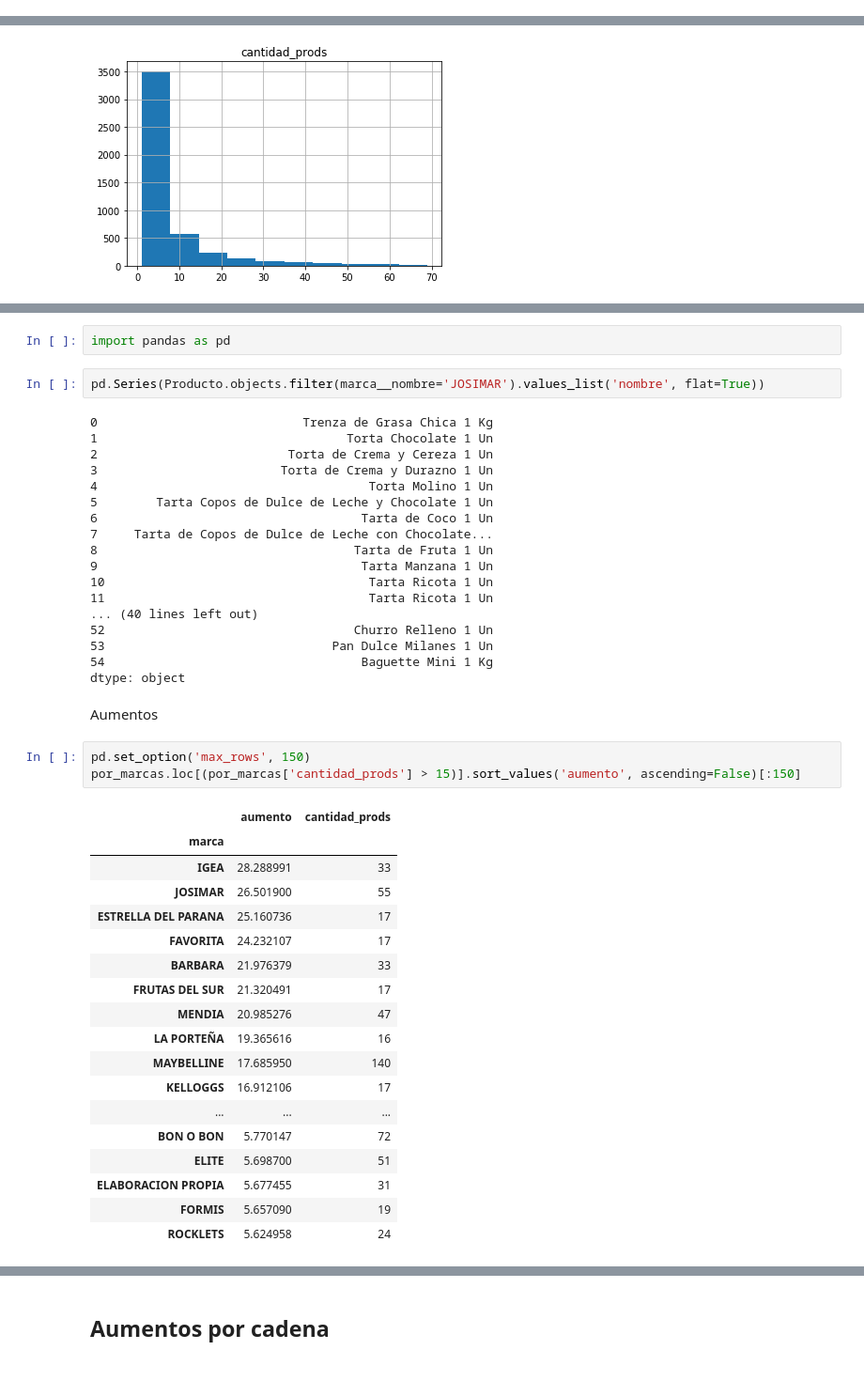
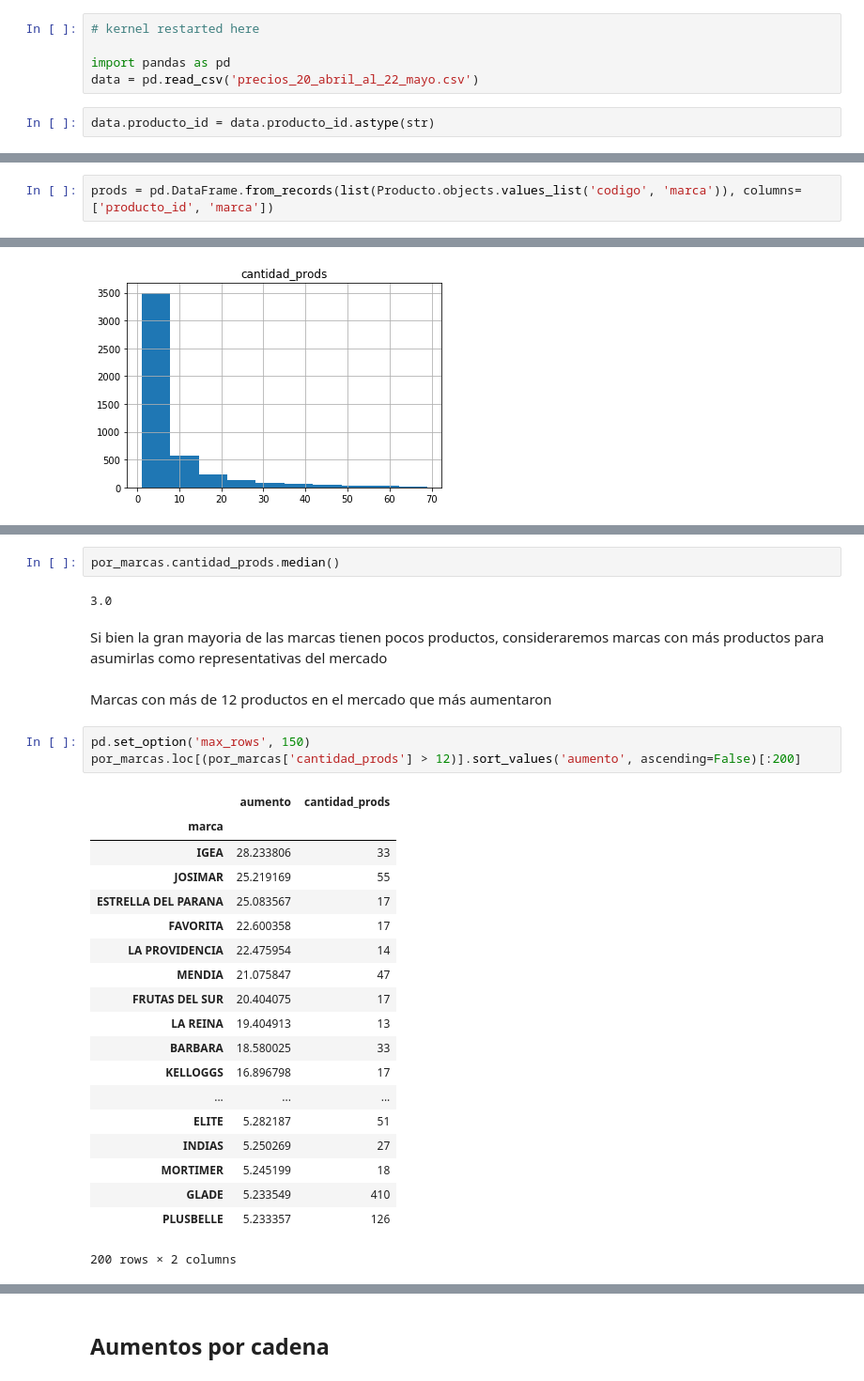
Before and after one commit to mgaitan/datasets_preciosclaros, a Jupyter notebook: preliminar.ipynb, the cells around one changed output, grey strips where cells are left out. Shown at 94% size. Cells and saved outputs as stored; diff of their text form.

Commit message:
un poco más limpio

```diff
--- a/preliminar.ipynb
+++ b/preliminar.ipynb
@@ -199,3 +257,10 @@ data = con_marca_cadena_y_prov
+# %%
+# kernel restarted here
+
+import pandas as pd
+data = pd.read_csv('precios_20_abril_al_22_mayo.csv')
+# %%
+data.producto_id = data.producto_id.astype(str)
 # %%
 data.aumento.describe()
 # %% [output]
@@ -236,3 +282,5 @@ df.
+# %%
+prods = pd.DataFrame.from_records(list(Producto.objects.values_list('codigo', 'marca')), columns=['producto_id', 'marca'])
 # %%
 by_marca = data.groupby('marca').aumento.mean()
 by_marca_count =  prods.groupby('marca').count()
@@ -285,47 +325,32 @@ por_marcas_hasta_70.sort_values('aumento', ascending=False)[:20]
-# %%
-import pandas as pd
-# %%
-pd.Series(Producto.objects.filter(marca__nombre='JOSIMAR').values_list('nombre', flat=True))
-# %% [output]
-0                            Trenza de Grasa Chica 1 Kg
-1                                  Torta Chocolate 1 Un
-2                          Torta de Crema y Cereza 1 Un
-3                         Torta de Crema y Durazno 1 Un
-4                                     Torta Molino 1 Un
-5        Tarta Copos de Dulce de Leche y Chocolate 1 Un
-6                                    Tarta de Coco 1 Un
-7     Tarta de Copos de Dulce de Leche con Chocolate...
-8                                   Tarta de Fruta 1 Un
-9                                    Tarta Manzana 1 Un
-10                                    Tarta Ricota 1 Un
-11                                    Tarta Ricota 1 Un
-... (40 lines left out)
-52                                  Churro Relleno 1 Un
-53                               Pan Dulce Milanes 1 Un
-54                                   Baguette Mini 1 Kg
-dtype: object
-# %% [markdown]
-Aumentos
+# %%
+por_marcas.cantidad_prods.median()
+# %% [output]
+3.0
+# %% [markdown]
+Si bien la gran mayoria de las marcas tienen pocos productos, consideraremos marcas con más productos para asumirlas como representativas del mercado
+# %% [markdown]
+Marcas con más de 12 productos en el mercado que más aumentaron
 # %%
 pd.set_option('max_rows', 150)
-por_marcas.loc[(por_marcas['cantidad_prods'] > 15)].sort_values('aumento', ascending=False)[:150]
+por_marcas.loc[(por_marcas['cantidad_prods'] > 12)].sort_values('aumento', ascending=False)[:200]
 # %% [output]
 |  | aumento | cantidad_prods |
 | marca |  |  |
-| IGEA | 28.288991 | 33 |
-| JOSIMAR | 26.501900 | 55 |
-| ESTRELLA DEL PARANA | 25.160736 | 17 |
-| FAVORITA | 24.232107 | 17 |
-| BARBARA | 21.976379 | 33 |
-| FRUTAS DEL SUR | 21.320491 | 17 |
-| MENDIA | 20.985276 | 47 |
-| LA PORTEÑA | 19.365616 | 16 |
-| MAYBELLINE | 17.685950 | 140 |
-| KELLOGGS | 16.912106 | 17 |
+| IGEA | 28.233806 | 33 |
+| JOSIMAR | 25.219169 | 55 |
+| ESTRELLA DEL PARANA | 25.083567 | 17 |
+| FAVORITA | 22.600358 | 17 |
+| LA PROVIDENCIA | 22.475954 | 14 |
+| MENDIA | 21.075847 | 47 |
+| FRUTAS DEL SUR | 20.404075 | 17 |
+| LA REINA | 19.404913 | 13 |
+| BARBARA | 18.580025 | 33 |
+| KELLOGGS | 16.896798 | 17 |
 | ... | ... | ... |
-| BON O BON | 5.770147 | 72 |
-| ELITE | 5.698700 | 51 |
-| ELABORACION PROPIA | 5.677455 | 31 |
-| FORMIS | 5.657090 | 19 |
-| ROCKLETS | 5.624958 | 24 |
+| ELITE | 5.282187 | 51 |
+| INDIAS | 5.250269 | 27 |
+| MORTIMER | 5.245199 | 18 |
+| GLADE | 5.233549 | 410 |
+| PLUSBELLE | 5.233357 | 126 |
+200 rows × 2 columns
 # %% [markdown]
```
Also changed, not shown: parts of 43 cells of this notebook.
